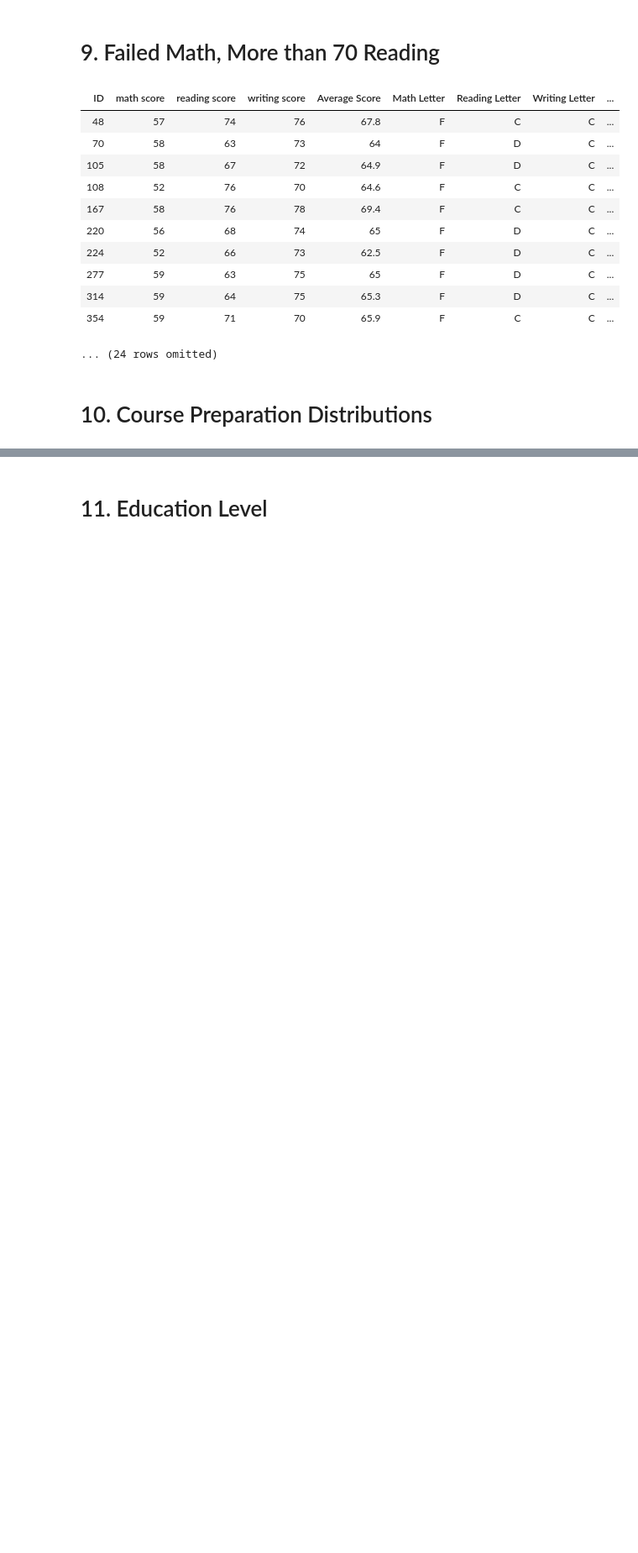
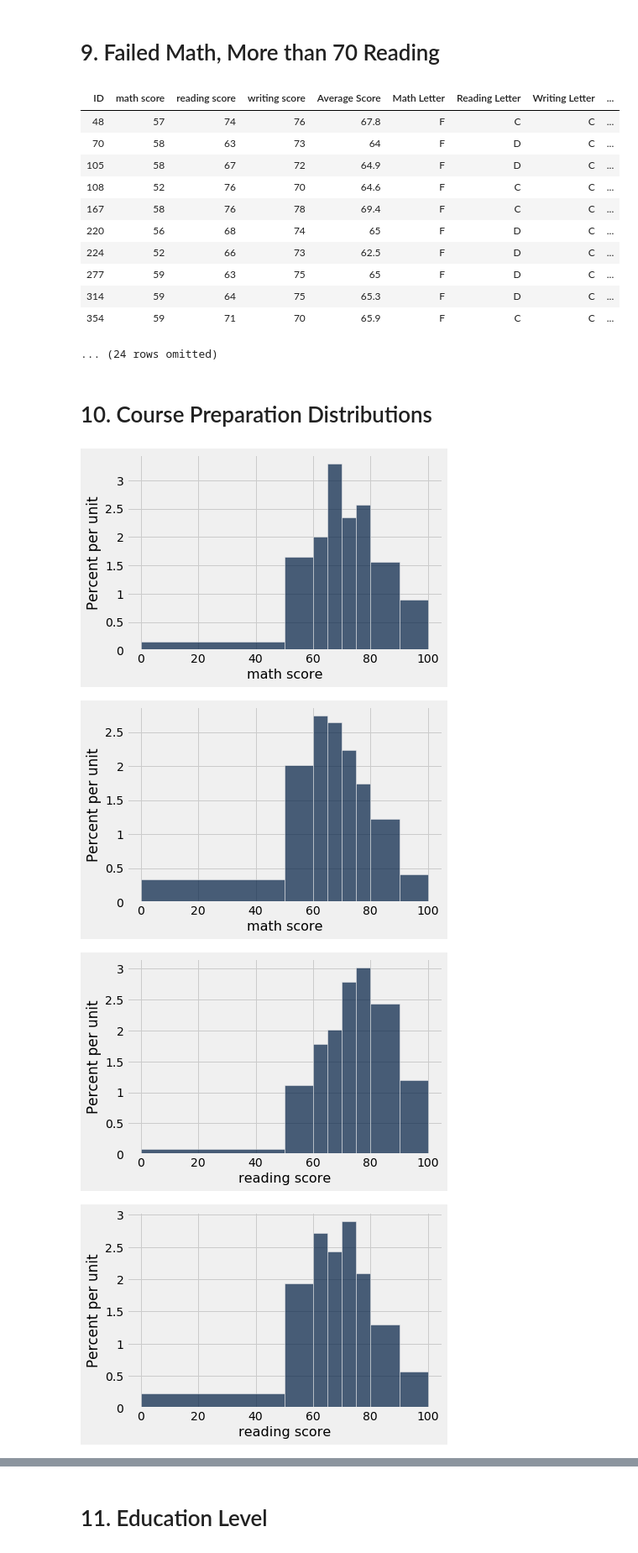
Before and after one commit to MrNtlu/CS-240-Assignements, a Jupyter notebook: Assignement 1/burak_fidan.ipynb, the cells around one changed output, grey strips where cells are left out. Shown at 84% size. Cells and saved outputs as stored; diff of their text form; code cells hidden in the pictures; blank space fills up the shorter version.

```diff
--- a/Assignement 1/burak_fidan.ipynb
+++ b/Assignement 1/burak_fidan.ipynb
@@ -223,3 +223,27 @@ grades.where("math score",are.below(60)).where("writing score",are.above_or_equa
 ... (24 rows omitted)
 # %% [markdown]
 # 10. Course Preparation Distributions
+# %%
+preparationTable=grades.with_column(
+    "preparation",background["test preparation course"]
+)
+
+def histOfTable(preparationType,columnName):# Function for creating hist
+    preparationTable.where("preparation",are.equal_to(preparationType)).select(columnName).hist(bins=[0,50,60,65,70,75,80,90,100])
+#Math
+histOfTable("completed","math score")
+histOfTable("none","math score")
+#Reading
+histOfTable("completed","reading score")
+histOfTable("none","reading score")
+#Writing
+histOfTable("completed","writing score")
+histOfTable("none","writing score")
+#Avg
+histOfTable("completed","Average Score")
+histOfTable("none","Average Score")
+# %% [output]
+[figure, added]
+[figure, added]
+[figure, added]
+[figure, added]
```
Also changed, not shown: parts of 4 cells of this notebook.
